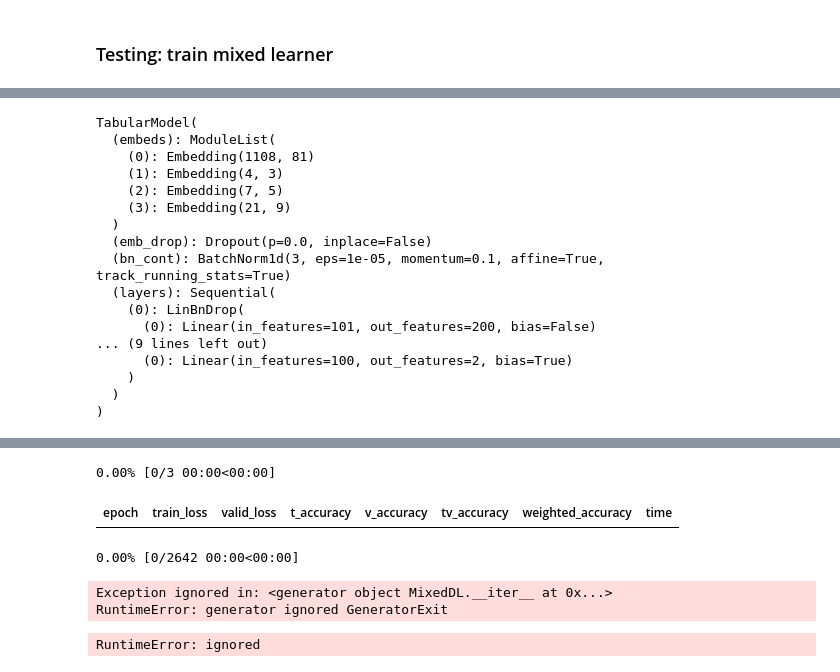
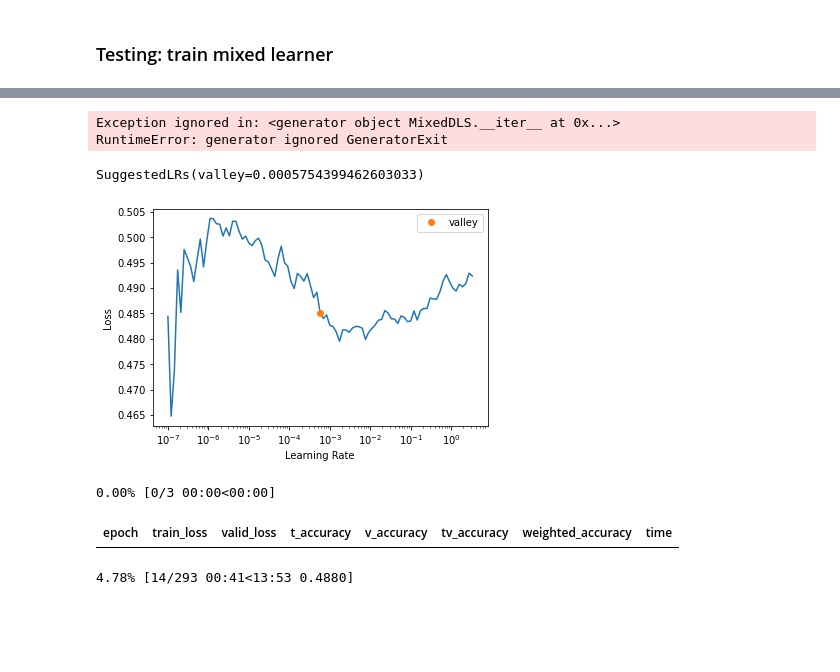
Before and after one commit to wjlgatech/fastai-multimodal0, a Jupyter notebook: fastai2_multimodal_tabtxt_public.ipynb, the cells around one changed output, grey strips where cells are left out. Saved outputs shown, nothing was run; the diff lists cells and outputs as text; code cells hidden in the pictures; blank space fills up the shorter version.

```diff
--- a/fastai2_multimodal_tabtxt_public.ipynb
+++ b/fastai2_multimodal_tabtxt_public.ipynb
@@ -520,3 +632,5 @@ Used the default tabular and text classifiers from fastai and just grabbed the l
 
 **PyTorch Hooks**
 Note, I'm not sure if I'm grabbing the right thing with the get_tab_logits and get_txt_logits hooks, only grabbing the weight. Its trains ok tho, so maybe its fine
+# %%
+tab_model, txt_model=learn_tab.model, learn_txt.model
@@ -523,20 +645,22 @@ Note, I'm not sure if I'm grabbing the right thing with the get_tab_logits and g
 # %%
+num_classes=len(set(df[y_names]))
+
 class TabTxt(nn.Module):
-    def __init__(self, tab_model, txt_model, num_classes=2, device='cuda:0'):
+    def __init__(self, tab_model, txt_model, num_classes=num_classes, device = device):
         super(TabTxt, self).__init__()
         self.tab_model = tab_model
         self.txt_model = txt_model
 
-        self.mixed_cls = nn.Linear(512+100, num_classes)
+        self.mixed_cls = nn.Linear(100+50, num_classes)
         self.tab_cls = nn.Linear(100, num_classes)
-        self.txt_cls = nn.Linear(512, num_classes)
+        self.txt_cls = nn.Linear(50, num_classes)
 
         #self.print_handle = self.tab_model.layers[2][0].register_forward_hook(printnorm)
         #tab_model.layers[2]
         #txt_model[1].layers[1][2]
 
-        self.tab_handle = self.tab_model.layers[2].register_forward_hook(get_tab_logits)
-        self.txt_handle = self.txt_model[1].layers[1][2].register_forward_hook(get_txt_logits)
+        self.tab_handle = self.tab_model.layers[2][0].register_forward_hook(get_tab_logits) ### TBD???
+        self.txt_handle = self.txt_model[1].layers[1][2].register_forward_hook(get_txt_logits) ### TBD???
         self.device=device
 
     def remove_my_hooks(self):
@@ -547,10 +671,12 @@ class TabTxt(nn.Module):
 
     def forward(self, x_cat, x_cont, x_txt):
         # Tabular Classifier
-        tab_pred = self.tab_model(x_cat.to(self.device), x_cont.to(self.device))
+        #tab_pred = self.tab_model(x_cat.to(self.device), x_cont.to(self.device))
+        tab_pred = self.tab_model(x_cat, x_cont)
 
         # Text Classifier
-        txt_pred = self.txt_model(x_txt.to(self.device))
+        #txt_pred = self.txt_model(x_txt.to(self.device))
+        txt_pred = self.txt_model(x_txt)
 
         # Logits
         tab_logits = glb_tab_logits[0]   # Only grabbling weights, not bias'
@@ -591,7 +717,7 @@ class myGradientBlending(nn.Module):
         "Gathers `self.loss` for each model, weighs, then sums"
         tv_loss = ModCELoss(tv_out, targ, self.ce) * self.scale
         t_loss = ModCELoss(tab_out, targ, self.ce) * self.scale
-        v_loss = ModCELoss(txt_out, targ, self.ce) * self.scale
+        v_loss = ModCELoss(txt_out[0], targ, self.ce) * self.scale ### TBD???
 
         weighted_t_loss = t_loss * self.tab_weight
         weighted_v_loss = v_loss * self.txt_weight
@@ -664,8 +785,8 @@ txt_learn.fit_one_cycle(1, 0.02)
 ### Testing: train mixed learner
 # %%
 # Get uni-modal models, ugly but quick way to grab a tabular and vision model
-txt_model = text_classifier_learner(txt_dls, AWD_LSTM, drop_mult=0.5, metrics=metrics).model
-tab_model = tabular_learner(tab_dls, metrics=accuracy).model
+txt_model = text_classifier_learner(dls_txt, AWD_LSTM, drop_mult=0.5, metrics=metrics).model
+tab_model = tabular_learner(dls_tab, metrics=accuracy).model
 
 # Create our Multi-Modal model
 multi_model = TabTxt(tab_model, txt_model)
@@ -707,22 +808,5 @@ SequentialRNN(
-# %%
-tab_model
-# %% [output]
-TabularModel(
-  (embeds): ModuleList(
-    (0): Embedding(1108, 81)
-    (1): Embedding(4, 3)
-    (2): Embedding(7, 5)
-    (3): Embedding(21, 9)
-  )
-  (emb_drop): Dropout(p=0.0, inplace=False)
-  (bn_cont): BatchNorm1d(3, eps=1e-05, momentum=0.1, affine=True, track_running_stats=True)
-  (layers): Sequential(
-    (0): LinBnDrop(
-      (0): Linear(in_features=101, out_features=200, bias=False)
-... (9 lines left out)
-      (0): Linear(in_features=100, out_features=2, bias=True)
-    )
-  )
-)
 # %%
 multi_learn = Learner(mixed_dls, multi_model, gb_loss, cbs=cbs, metrics=metrics)
+# %%
+multi_learn.lr_find()
+# %% [output]
@@ -729,11 +814,12 @@ multi_learn = Learner(mixed_dls, multi_model, gb_loss, cbs=cbs, metrics=metrics)
+Exception ignored in: <generator object MixedDLS.__iter__ at 0x...>
+RuntimeError: generator ignored GeneratorExit
+SuggestedLRs(valley=0.0005754399462603033)
+[figure, added]
 # %%
-multi_learn.fit_one_cycle(3, 0.02)
+multi_learn.fit_one_cycle(3, 0.0005)
 # %% [output]
 0.00% [0/3 00:00<00:00]
 | epoch | train_loss | valid_loss | t_accuracy | v_accuracy | tv_accuracy | weighted_accuracy | time |
-0.00% [0/2642 00:00<00:00]
+4.78% [14/293 00:41<13:53 0.4880]
-Exception ignored in: <generator object MixedDL.__iter__ at 0x...>
-RuntimeError: generator ignored GeneratorExit
-RuntimeError: ignored
 # %%
 %debug
```
Also changed, not shown: parts of 46 cells of this notebook.
